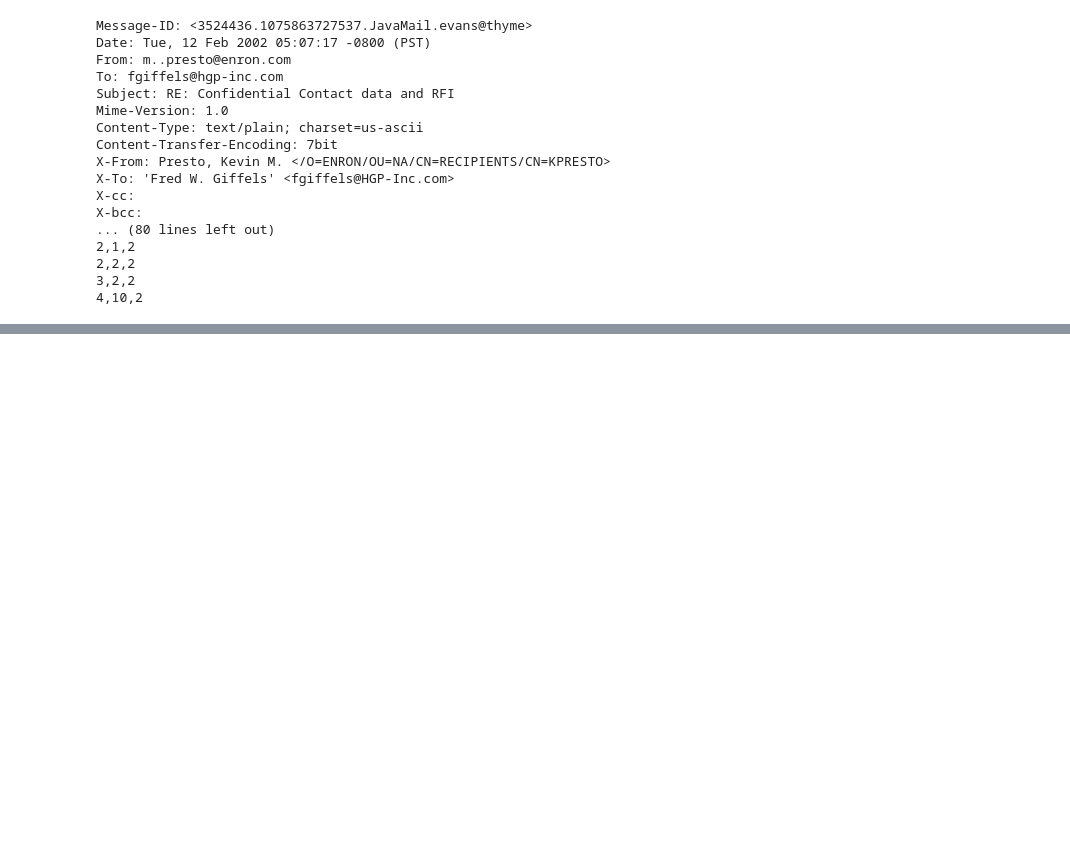
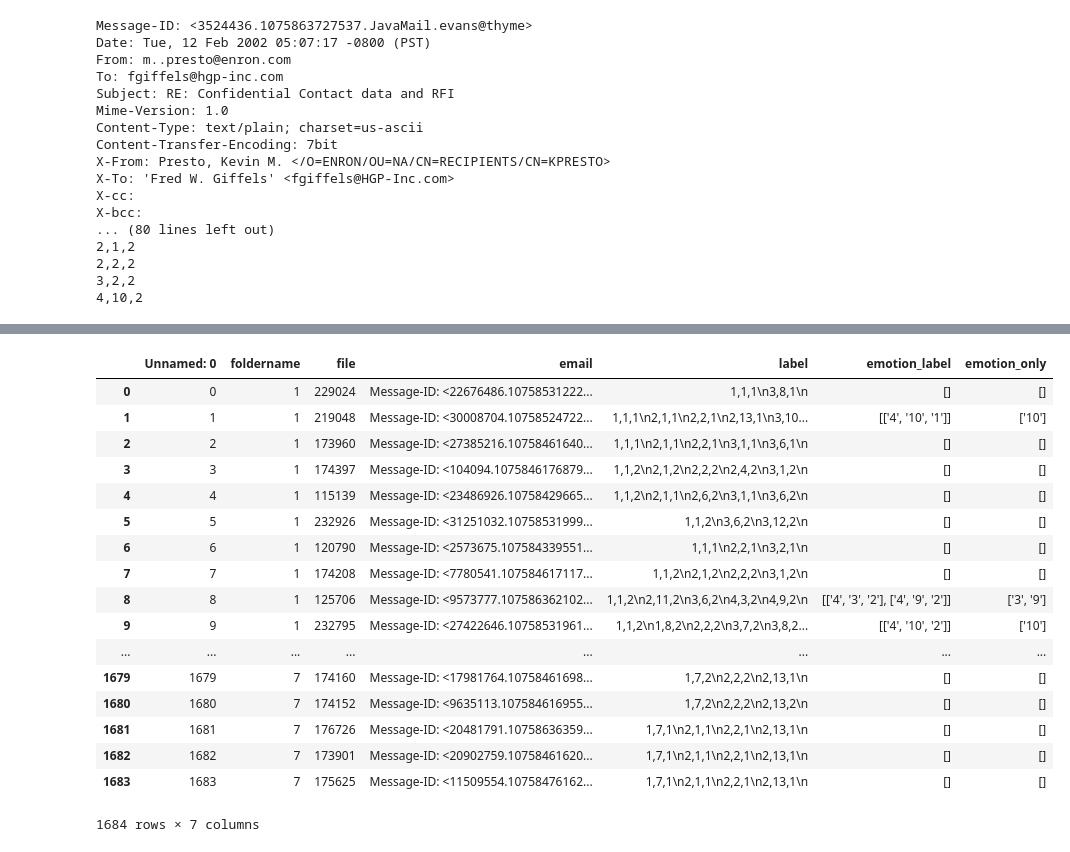
Before and after one commit to KathleenYWang/Sentiment_Detection_NLP, a Jupyter notebook: EDALabeledEnron.ipynb, the cells around one changed output, grey strips where cells are left out. Drawn from its saved outputs; the diff is of its cells as text; code cells hidden in the pictures; blank space fills up the shorter version.

```diff
--- a/EDALabeledEnron.ipynb
+++ b/EDALabeledEnron.ipynb
@@ -236,0 +150,23 @@ AttributeError: 'Series' object has no attribute 'Tweet'
+# %%
+loadagain = pd.read_csv('/data/SuperMod/enron_with_categories/CombinedData.csv')
+# %%
+loadagain
+# %% [output]
+|  | Unnamed: 0 | foldername | file | email | label | emotion_label | emotion_only |
+| 0 | 0 | 1 | 229024 | Message-ID: <22676486.10758531222... | 1,1,1\n3,8,1\n | [] | [] |
+| 1 | 1 | 1 | 219048 | Message-ID: <30008704.10758524722... | 1,1,1\n2,1,1\n2,2,1\n2,13,1\n3,10... | [['4', '10', '1']] | ['10'] |
+| 2 | 2 | 1 | 173960 | Message-ID: <27385216.10758461640... | 1,1,1\n2,1,1\n2,2,1\n3,1,1\n3,6,1\n | [] | [] |
+| 3 | 3 | 1 | 174397 | Message-ID: <104094.1075846176879... | 1,1,2\n2,1,2\n2,2,2\n2,4,2\n3,1,2\n | [] | [] |
+| 4 | 4 | 1 | 115139 | Message-ID: <23486926.10758429665... | 1,1,2\n2,1,1\n2,6,2\n3,1,1\n3,6,2\n | [] | [] |
+| 5 | 5 | 1 | 232926 | Message-ID: <31251032.10758531999... | 1,1,2\n3,6,2\n3,12,2\n | [] | [] |
+| 6 | 6 | 1 | 120790 | Message-ID: <2573675.107584339551... | 1,1,1\n2,2,1\n3,2,1\n | [] | [] |
+| 7 | 7 | 1 | 174208 | Message-ID: <7780541.107584617117... | 1,1,2\n2,1,2\n2,2,2\n3,1,2\n | [] | [] |
+| 8 | 8 | 1 | 125706 | Message-ID: <9573777.107586362102... | 1,1,2\n2,11,2\n3,6,2\n4,3,2\n4,9,2\n | [['4', '3', '2'], ['4', '9', '2']] | ['3', '9'] |
+| 9 | 9 | 1 | 232795 | Message-ID: <27422646.10758531961... | 1,1,2\n1,8,2\n2,2,2\n3,7,2\n3,8,2... | [['4', '10', '2']] | ['10'] |
+| ... | ... | ... | ... | ... | ... | ... | ... |
+| 1679 | 1679 | 7 | 174160 | Message-ID: <17981764.10758461698... | 1,7,2\n2,2,2\n2,13,1\n | [] | [] |
+| 1680 | 1680 | 7 | 174152 | Message-ID: <9635113.107584616955... | 1,7,2\n2,2,2\n2,13,2\n | [] | [] |
+| 1681 | 1681 | 7 | 176726 | Message-ID: <20481791.10758636359... | 1,7,1\n2,1,1\n2,2,1\n2,13,1\n | [] | [] |
+| 1682 | 1682 | 7 | 173901 | Message-ID: <20902759.10758461620... | 1,7,1\n2,1,1\n2,2,1\n2,13,1\n | [] | [] |
+| 1683 | 1683 | 7 | 175625 | Message-ID: <11509554.10758476162... | 1,7,1\n2,1,1\n2,2,1\n2,13,1\n | [] | [] |
+1684 rows × 7 columns
```
Also changed, not shown: parts of 26 cells of this notebook.
